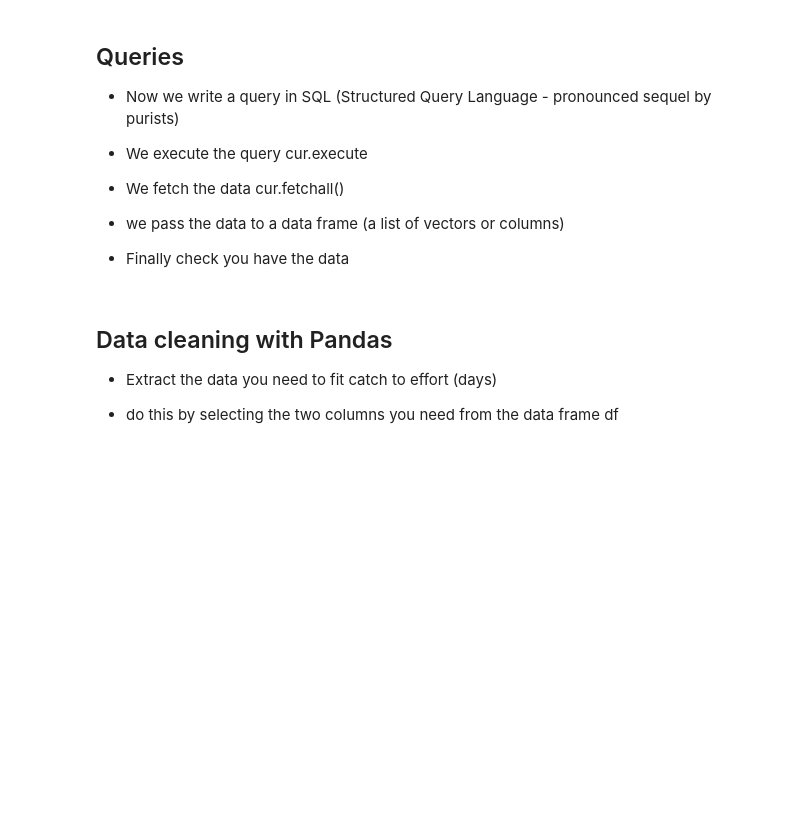
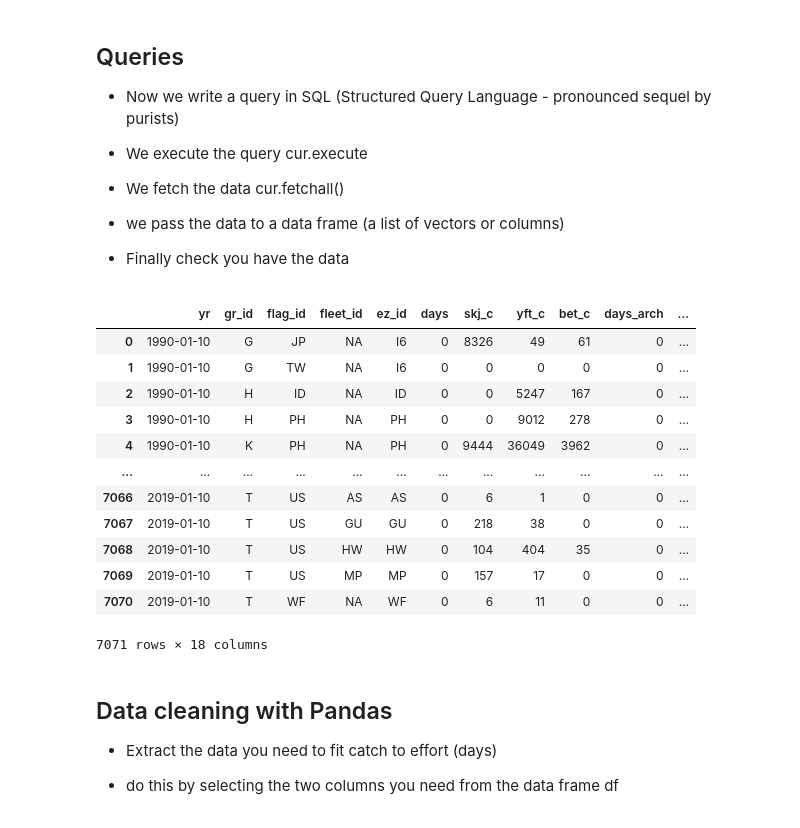
Before and after one commit to babycamel/afew, a Jupyter notebook: afew-present-6.ipynb, the cells around one changed output. Drawn from its saved outputs; the diff is of its cells as text; code cells hidden in the pictures; blank space fills up the shorter version.

```diff
--- a/afew-present-6.ipynb
+++ b/afew-present-6.ipynb
@@ -119,5 +125,21 @@ df #This is a data frame you can writexl to write to Excel file
 cur.close()
 conn.close()
+# %%
+df
+# %% [output]
+|  | yr | gr_id | flag_id | fleet_id | ez_id | days | skj_c | yft_c | bet_c | days_arch | ... |
+| 0 | 1990-01-10 | G | JP | NA | I6 | 0 | 8326 | 49 | 61 | 0 | ... |
+| 1 | 1990-01-10 | G | TW | NA | I6 | 0 | 0 | 0 | 0 | 0 | ... |
+| 2 | 1990-01-10 | H | ID | NA | ID | 0 | 0 | 5247 | 167 | 0 | ... |
+| 3 | 1990-01-10 | H | PH | NA | PH | 0 | 0 | 9012 | 278 | 0 | ... |
+| 4 | 1990-01-10 | K | PH | NA | PH | 0 | 9444 | 36049 | 3962 | 0 | ... |
+| ... | ... | ... | ... | ... | ... | ... | ... | ... | ... | ... | ... |
+| 7066 | 2019-01-10 | T | US | AS | AS | 0 | 6 | 1 | 0 | 0 | ... |
+| 7067 | 2019-01-10 | T | US | GU | GU | 0 | 218 | 38 | 0 | 0 | ... |
+| 7068 | 2019-01-10 | T | US | HW | HW | 0 | 104 | 404 | 35 | 0 | ... |
+| 7069 | 2019-01-10 | T | US | MP | MP | 0 | 157 | 17 | 0 | 0 | ... |
+| 7070 | 2019-01-10 | T | WF | NA | WF | 0 | 6 | 11 | 0 | 0 | ... |
+7071 rows × 18 columns
 # %% [markdown]
 ## Data cleaning with Pandas
 
```
Also changed, not shown: parts of 18 cells of this notebook.
